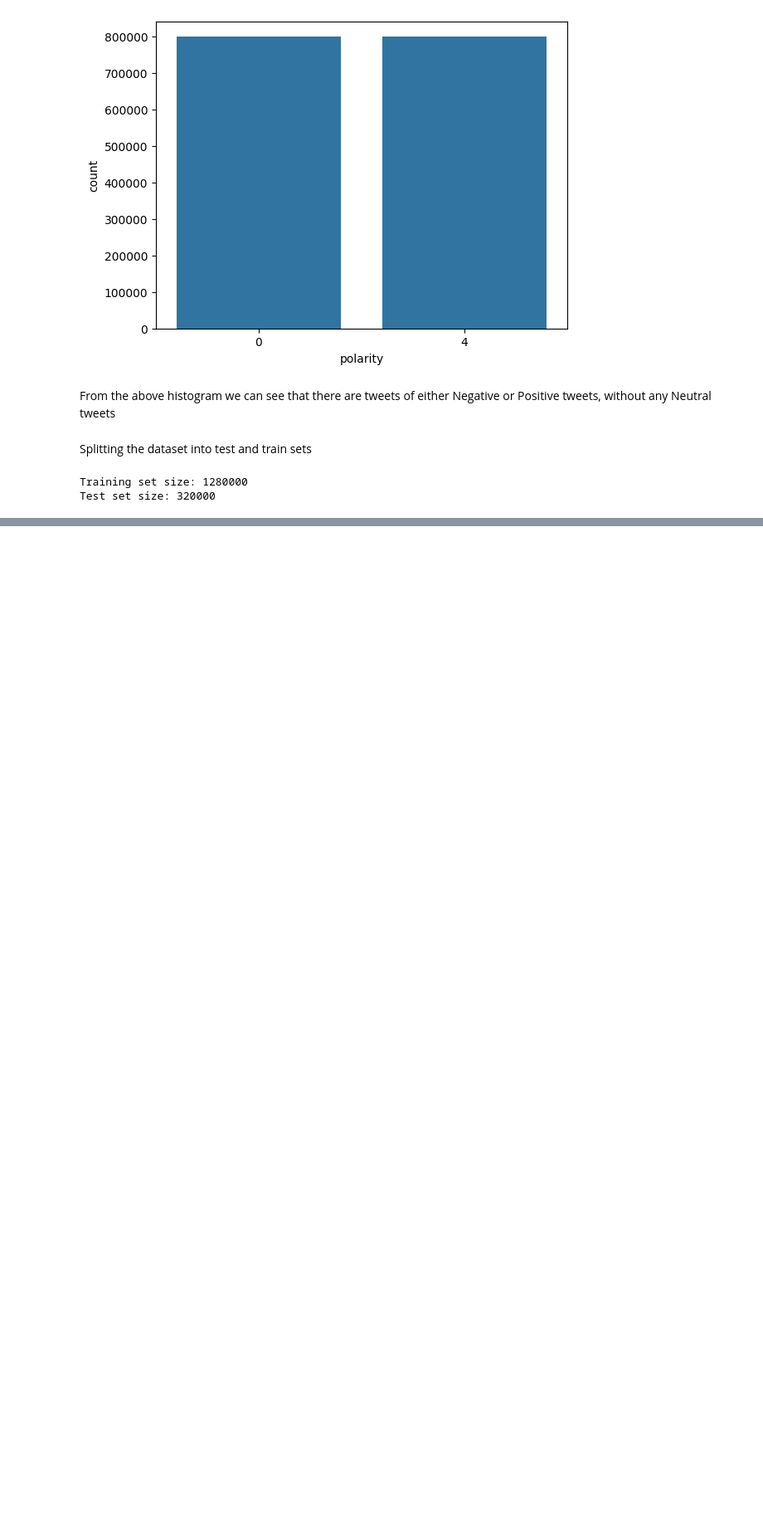
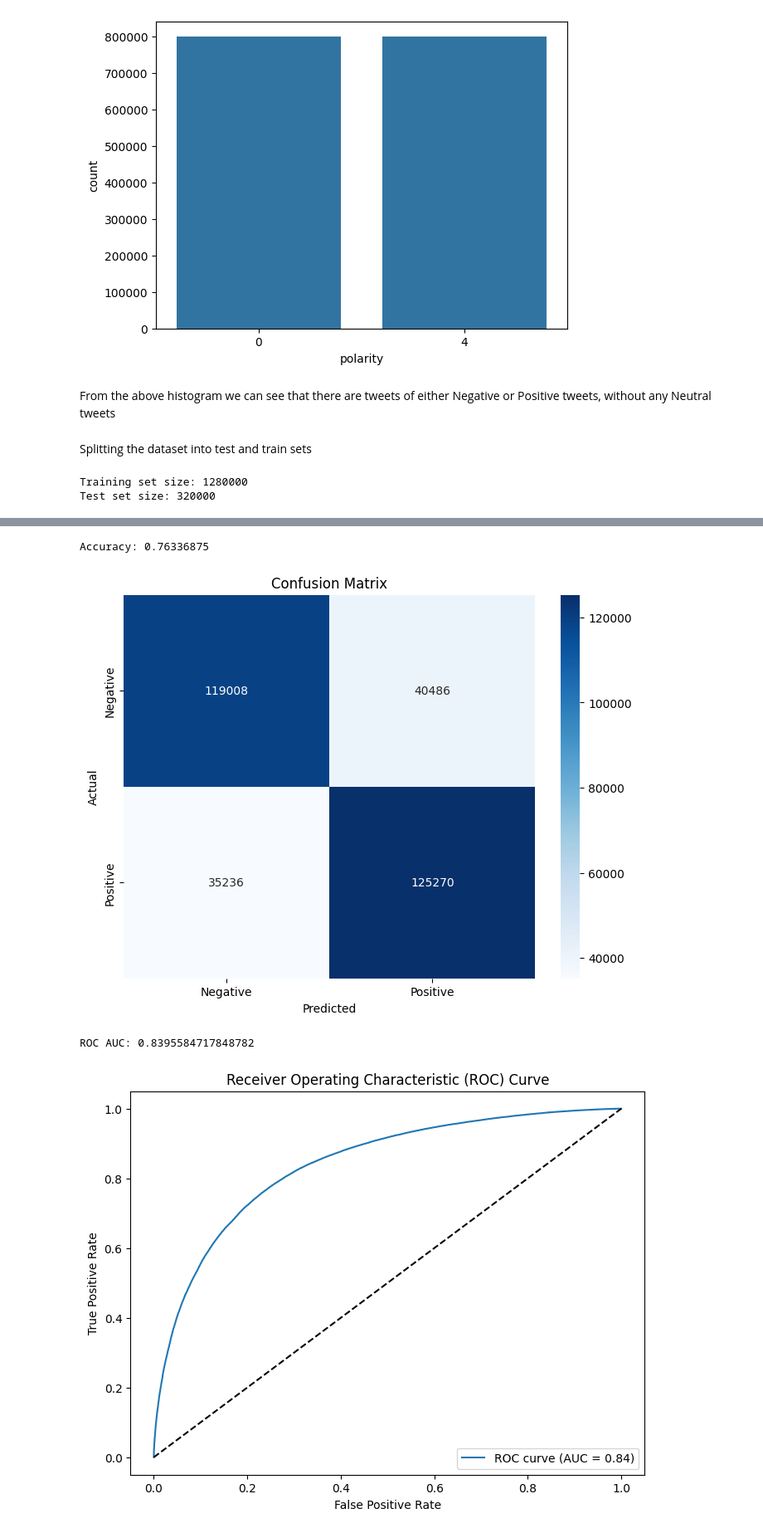
Before and after one commit to AshutoshDhungana/hate_speech_NLP, a Jupyter notebook: Sentiment_Analysis.ipynb, the cells around one changed output, grey strips where cells are left out. Shown at 83% size. Cells and saved outputs as stored; diff of their text form; code cells hidden in the pictures; blank space fills up the shorter version.

```diff
--- a/Sentiment_Analysis.ipynb
+++ b/Sentiment_Analysis.ipynb
@@ -214,0 +218,11 @@ df.head()
+# %%
+from sklearn.feature_extraction.text import TfidfVectorizer
+
+# Create a TfidfVectorizer object
+vectorizer = TfidfVectorizer(max_features=5000)  # You can adjust max_features as needed
+
+# Fit and transform the training data
+x_train_tfidf = vectorizer.fit_transform(x_train)
+
+# Transform the test data (using the vocabulary learned from the training data)
+x_test_tfidf = vectorizer.transform(x_test)
@@ -214,0 +233,54 @@ df.head()
+# %%
+from sklearn.naive_bayes import BernoulliNB
+from sklearn.metrics import accuracy_score, confusion_matrix, roc_auc_score, roc_curve
+
+
+# Create and train the Bernoulli Naive Bayes model
+bnb_model = BernoulliNB()
+bnb_model.fit(x_train_tfidf, y_train)
+
+# Make predictions on the test set
+y_pred = bnb_model.predict(x_test_tfidf)
+
+# Calculate the accuracy score
+accuracy = accuracy_score(y_test, y_pred)
+print(f"Accuracy: {accuracy}")
+
+# Generate the confusion matrix
+cm = confusion_matrix(y_test, y_pred)
+
+# Plot the confusion matrix as a heatmap
+plt.figure(figsize=(8, 6))
+sns.heatmap(cm, annot=True, fmt='d', cmap='Blues', xticklabels=['Negative', 'Positive'], yticklabels=['Negative', 'Positive'])
+plt.xlabel('Predicted')
+plt.ylabel('Actual')
+plt.title('Confusion Matrix')
+plt.show()
+
+# Calculate predicted probabilities for ROC-AUC
+y_pred_proba = bnb_model.predict_proba(x_test_tfidf)[:, 1]
+
+# Replace 4 with 1 in y_test for ROC AUC calculation
+y_test_binary = y_test.replace(4, 1) #This line fixes the error by changing all 4s to 1s
+
+# Calculate ROC AUC score
+roc_auc = roc_auc_score(y_test_binary, y_pred_proba) #Now this will run successfully with the correctly formatted target values
+print(f"ROC AUC: {roc_auc}")
+
+# Calculate ROC curve
+fpr, tpr, thresholds = roc_curve(y_test_binary, y_pred_proba) #Now this will run successfully with the correctly formatted target values
+
+# Plot the ROC curve
+plt.figure(figsize=(8, 6))
+plt.plot(fpr, tpr, label=f'ROC curve (AUC = {roc_auc:.2f})')
+plt.plot([0, 1], [0, 1], 'k--')  # Diagonal line
+plt.xlabel('False Positive Rate')
+plt.ylabel('True Positive Rate')
+plt.title('Receiver Operating Characteristic (ROC) Curve')
+plt.legend(loc='lower right')
+plt.show()
+# %% [output]
+Accuracy: 0.76336875
+[figure, added]
+ROC AUC: 0.8395584717848782
+[figure, added]
```
Also changed, not shown: parts of 18 cells of this notebook.
